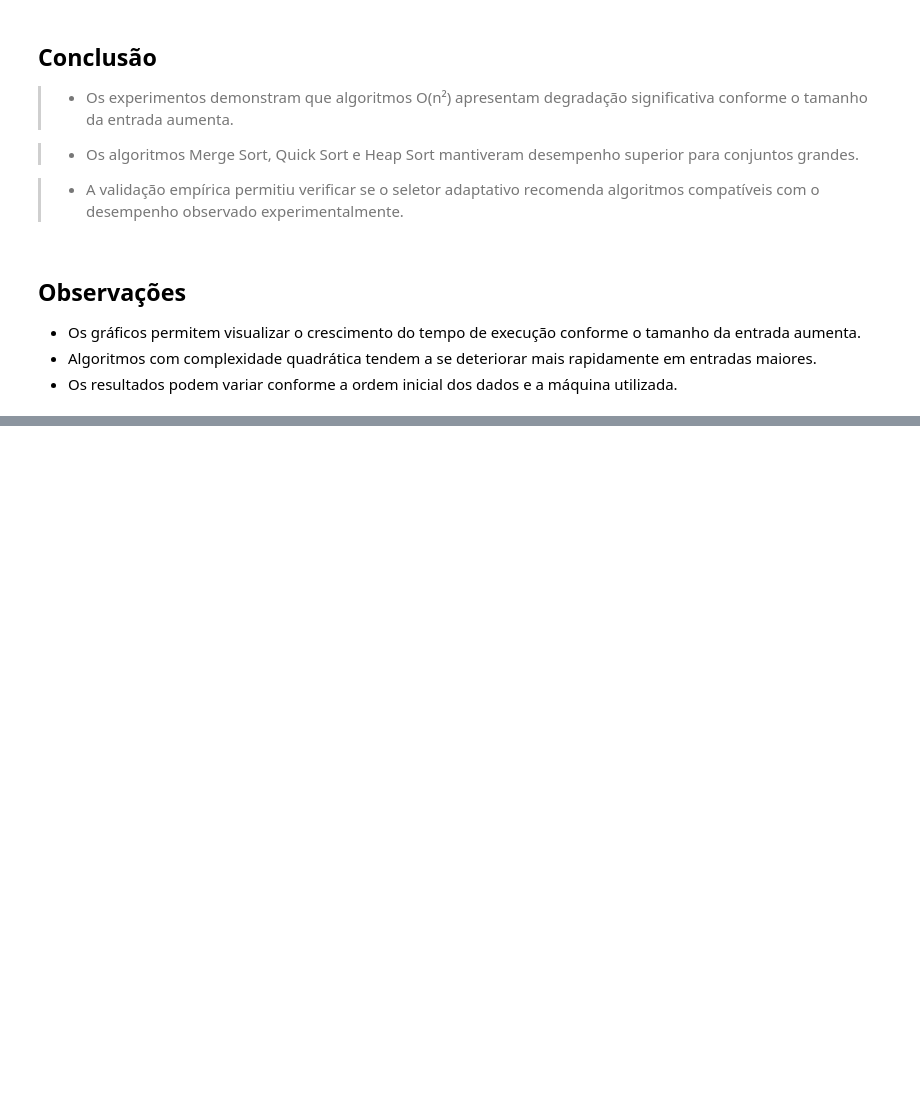
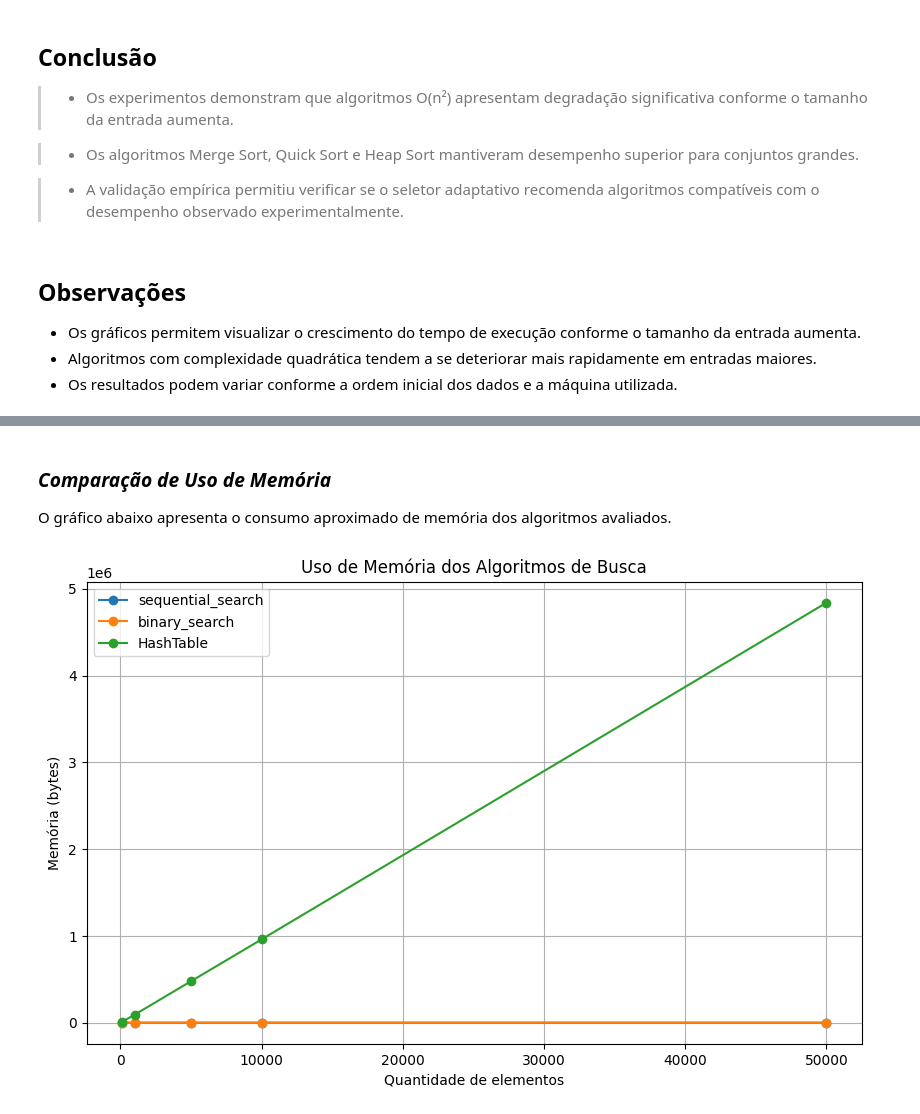
Before and after one commit to Lukasdevoli/Projeto-Pesquisa-e-Ordena-o, a Jupyter notebook: analise_experimental.ipynb, the cells around one changed output, grey strips where cells are left out. Drawn from its saved outputs; the diff is of its cells as text; code cells hidden in the pictures; blank space fills up the shorter version.

```diff
--- a/analise_experimental.ipynb
+++ b/analise_experimental.ipynb
@@ -211,0 +376,36 @@ for padrao in padroes:
+# %% [markdown]
+### _**Comparação de Uso de Memória**_
+
+O gráfico abaixo apresenta o consumo aproximado de memória dos algoritmos avaliados.
+# %%
+plt.figure(figsize=(10, 6))
+
+for algoritmo in resultados_busca:
+
+    memorias = [
+        m["memoria_pico_bytes"]
+        for m in resultados_busca[algoritmo]
+    ]
+
+    plt.plot(
+        tamanhos_busca,
+        memorias,
+        marker="o",
+        label=algoritmo
+    )
+
+plt.title(
+    "Uso de Memória dos Algoritmos de Busca"
+)
+
+plt.xlabel("Quantidade de elementos")
+
+plt.ylabel("Memória (bytes)")
+
+plt.legend()
+
+plt.grid(True)
+
+plt.show()
+# %% [output]
+[figure, added]
```
Also changed, not shown: parts of 18 cells of this notebook.
